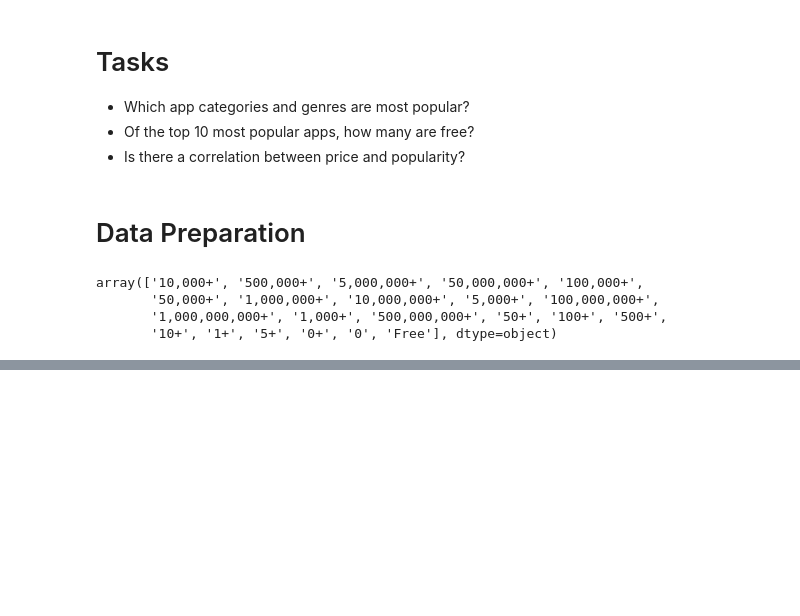
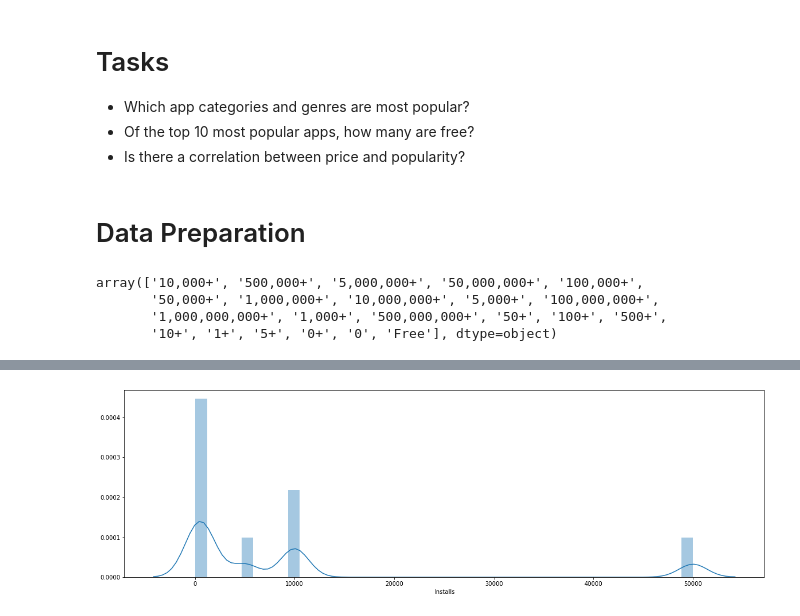
Before and after one commit to rjc89/Kaggle, a Jupyter notebook: Google_Play_Apps/google-play.ipynb, the cells around one changed output, grey strips where cells are left out. Cells and saved outputs as stored; diff of their text form; code cells hidden in the pictures; blank space fills up the shorter version.

```diff
--- a/Google_Play_Apps/google-play.ipynb
+++ b/Google_Play_Apps/google-play.ipynb
@@ -66,0 +99,5 @@ play_store.plot(logy = True);
+# %%
+fig, ax = plt.subplots(figsize=(20, 6))
+sns.distplot(play_store_clean.Installs[(play_store_clean.Installs > 10) & (play_store_clean.Installs < 100_000)], ax = ax);
+# %% [output]
+[figure, added]
```
Also changed, not shown: parts of 8 cells of this notebook.
